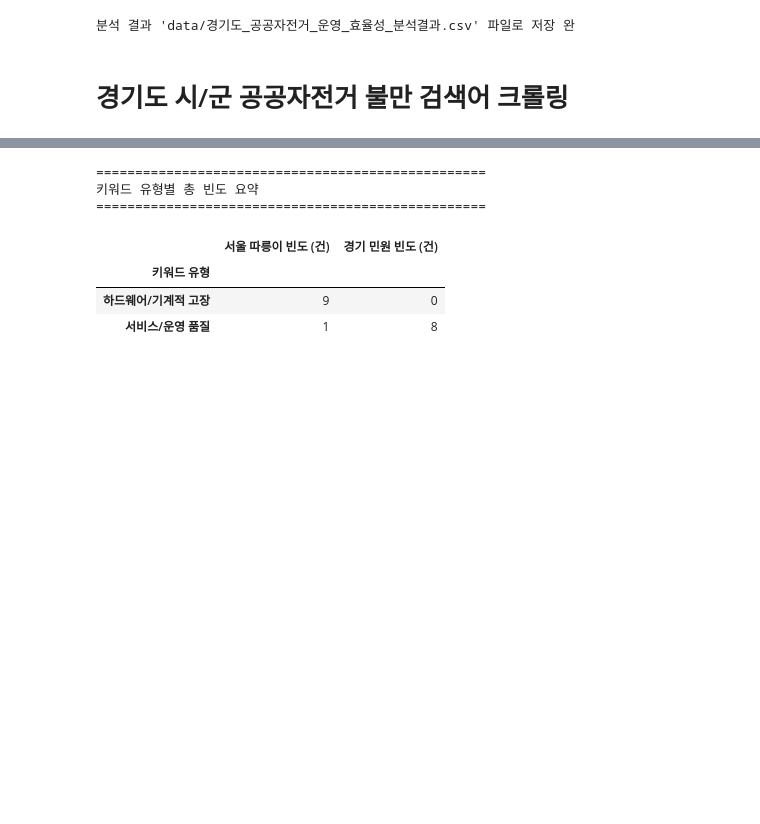
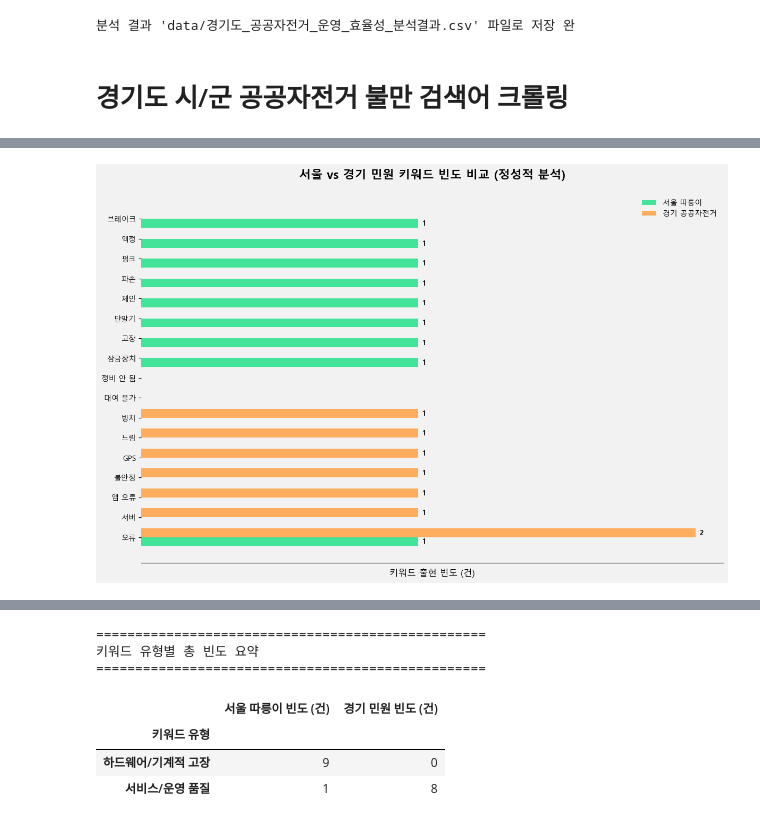
Before and after one commit to mj-camille-kim/Why-public-bicycles-failed, a Jupyter notebook: operate.ipynb, the cells around one changed output, grey strips where cells are left out. Saved outputs shown, nothing was run; the diff lists cells and outputs as text; code cells hidden in the pictures; blank space fills up the shorter version.

```diff
--- a/operate.ipynb
+++ b/operate.ipynb
@@ -666,3 +768,54 @@ df_compare
 | 펑크 | 1 | 0 | 1 | 하드웨어/기계적 고장 |
 | 액정 | 1 | 0 | 1 | 하드웨어/기계적 고장 |
 | 브레이크 | 1 | 0 | 1 | 하드웨어/기계적 고장 |
+# %%
+plt.rcParams['font.family'] = 'Malgun Gothic'
+plt.rcParams['axes.unicode_minus'] = False
+
+fig, ax = plt.subplots(figsize=(12, 8))
+fig.set_facecolor('#F2F2F2')
+ax.set_facecolor('#F2F2F2')
+
+y = np.arange(len(df_compare.index))
+height = 0.45  # 막대 두께
+bar_group_offset = 0.3
+
+rects1 = ax.barh(y - height/2, df_compare['서울 따릉이 빈도 (건)'], height,
+                 label='서울 따릉이', color='#30e291', alpha=0.9)
+rects2 = ax.barh(y + height/2, df_compare['경기 민원 빈도 (건)'], height,
+                 label='경기 공공자전거', color='#FFA64D', alpha=0.9)
+
+def autolabel_barh(rects):
+    for rect in rects:
+        width_val = rect.get_width()
+        if width_val > 0:
+            ax.annotate(f'{width_val:.0f}',
+                        xy=(width_val, rect.get_y() + rect.get_height() / 2),
+                        xytext=(5, 0),  # 5 points horizontal offset
+                        textcoords="offset points",
+                        ha='left', va='center', fontsize=9, fontweight='bold')
+
+autolabel_barh(rects1)
+autolabel_barh(rects2)
+
+# 축 및 레이블 설정
+ax.set_yticks(y)
+ax.set_yticklabels(df_compare.index, fontsize=10) # 키워드 이름
+ax.set_xlabel('키워드 출현 빈도 (건)', fontsize=12)
+ax.set_title('서울 vs 경기 민원 키워드 빈도 비교 (정성적 분석)', fontsize=16, fontweight='bold', pad=20)
+
+ax.legend(loc='upper right', frameon=False)
+
+ax.spines['right'].set_visible(False)
+ax.spines['top'].set_visible(False)
+ax.spines['left'].set_visible(False) # Y축 선 제거
+ax.spines['bottom'].set_visible(True) # X축 아래 선은 유지
+ax.xaxis.set_major_formatter(plt.NullFormatter()) # X축 숫자 제거 (막대 라벨로 대체)
+ax.grid(False)
+
+ax.tick_params(axis='x', length=0)
+
+plt.tight_layout()
+plt.show()
+# %% [output]
+[figure, added]
```
Also changed, not shown: parts of 11 cells of this notebook, 5 other files.
